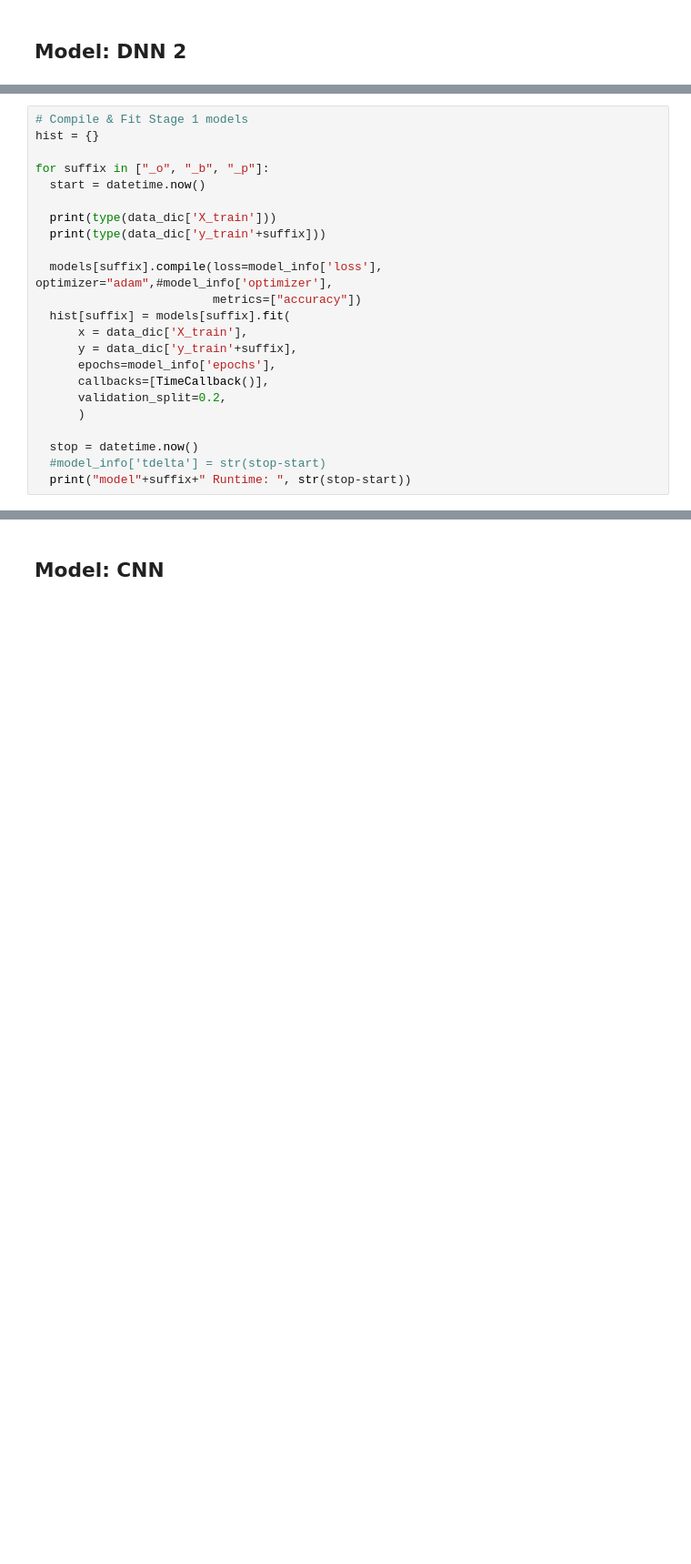
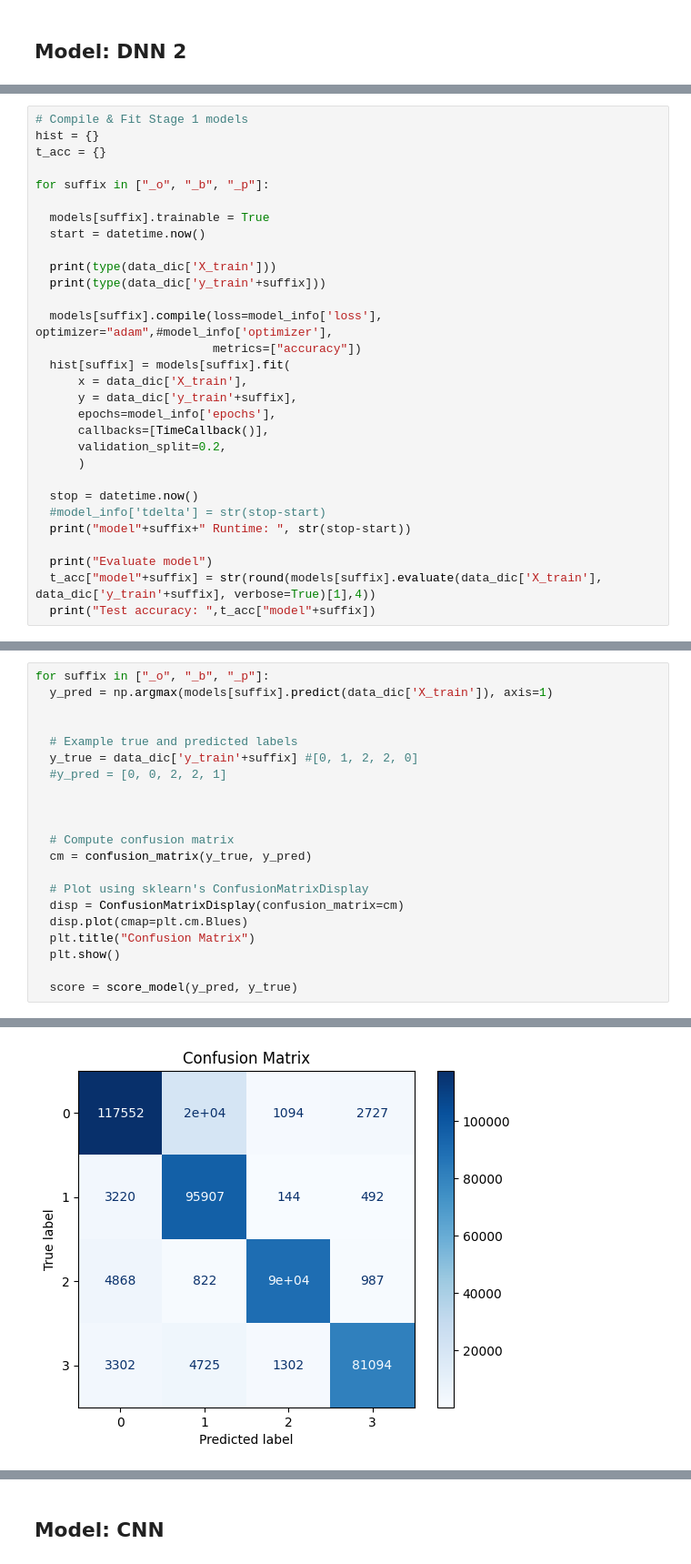
Before and after one commit to Trfitzy/cmi_project, a Jupyter notebook: DNN_cmi.ipynb, the cells around one changed output, grey strips where cells are left out. Shown at 91% size. Cells and saved outputs as stored; diff of their text form; blank space fills up the shorter version.

```diff
--- a/DNN_cmi.ipynb
+++ b/DNN_cmi.ipynb
@@ -681,8 +1203,11 @@ for suffix, target_param in target_params.items():
 # %%
 # Compile & Fit Stage 1 models
 hist = {}
+t_acc = {}
 
 for suffix in ["_o", "_b", "_p"]:
+
+  models[suffix].trainable = True
   start = datetime.now()
 
   print(type(data_dic['X_train']))
@@ -701,6 +1226,10 @@ for suffix in ["_o", "_b", "_p"]:
   stop = datetime.now()
   #model_info['tdelta'] = str(stop-start)
   print("model"+suffix+" Runtime: ", str(stop-start))
+
+  print("Evaluate model")
+  t_acc["model"+suffix] = str(round(models[suffix].evaluate(data_dic['X_train'], data_dic['y_train'+suffix], verbose=True)[1],4))
+  print("Test accuracy: ",t_acc["model"+suffix])
 # %% [output]
 <class 'numpy.ndarray'>
 <class 'numpy.ndarray'>
@@ -721,0 +1251,22 @@ model_p Runtime:  0:01:29.270675
+# %%
+for suffix in ["_o", "_b", "_p"]:
+  y_pred = np.argmax(models[suffix].predict(data_dic['X_train']), axis=1)
+
+
+  # Example true and predicted labels
+  y_true = data_dic['y_train'+suffix] #[0, 1, 2, 2, 0]
+  #y_pred = [0, 0, 2, 2, 1]
+
+
+
+  # Compute confusion matrix
+  cm = confusion_matrix(y_true, y_pred)
+
+  # Plot using sklearn's ConfusionMatrixDisplay
+  disp = ConfusionMatrixDisplay(confusion_matrix=cm)
+  disp.plot(cmap=plt.cm.Blues)
+  plt.title("Confusion Matrix")
+  plt.show()
+
+  score = score_model(y_pred, y_true)
+# %% [output]
@@ -721,0 +1274 @@ model_p Runtime:  0:01:29.270675
+[figure, added]
```
Also changed, not shown: parts of 108 cells of this notebook, 1 other file.
